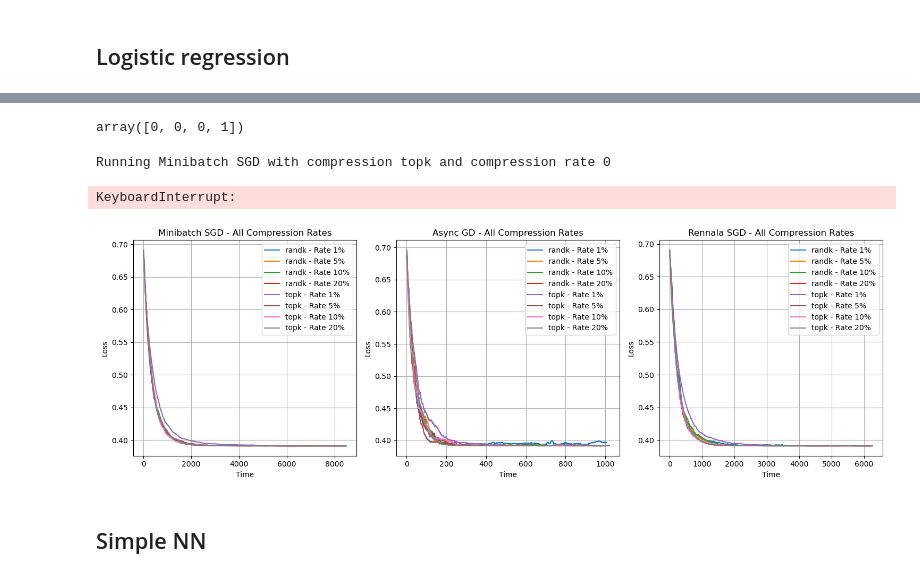
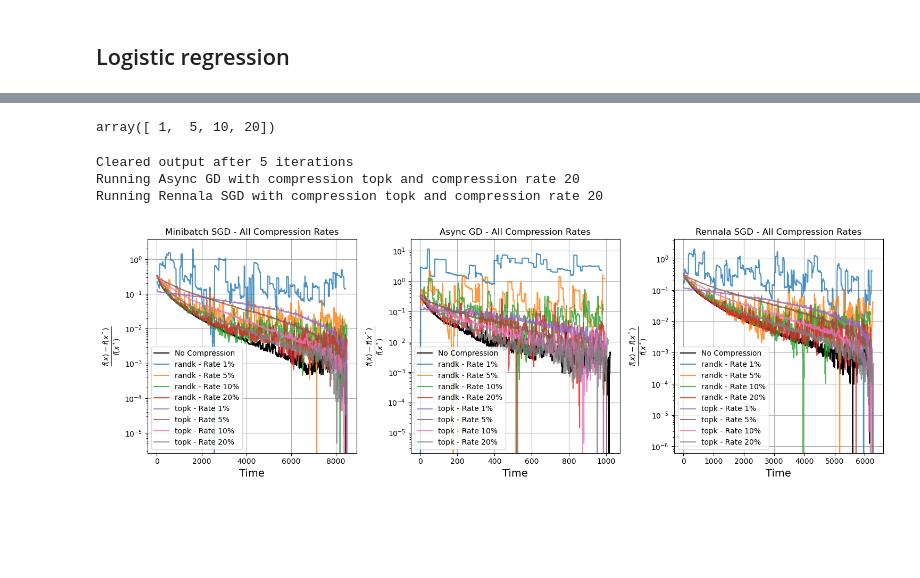
Before and after one commit to AlievAE/AsyncMethods, a Jupyter notebook: compressed_experiments.ipynb, the cells around one changed output, grey strips where cells are left out. Saved outputs shown, nothing was run; the diff lists cells and outputs as text; code cells hidden in the pictures; blank space fills up the shorter version.

```diff
--- a/compressed_experiments.ipynb
+++ b/compressed_experiments.ipynb
@@ -113,7 +128,7 @@ n_iterations = 2_000
 lr = 1e-3
 # %%
 range_of_k = np.array(np.array([.01, .05, .1, .2]) * X.shape[1], dtype='int')
-compressions = [#'none',
+compressions = ['none',
                 'randk',
                 'topk',
                 ]
@@ -197,46 +211,70 @@ Warning: Looks like you're using an outdated `kagglehub` version, please conside
 # %%
-range_of_k = np.array(np.array([.01, .05, .1, .2]) * x.shape[1], dtype='int')
-compressions = [#'none',
-                #'randk',
+n_iterations = 2000
+lr = 1e-3
+range_of_k = np.array(np.array([.01, .05, .1, .2]) * X.shape[1], dtype='int')
+compressions = ['none',
+                'randk',
                 'topk',
                 ]
 range_of_k
 # %% [output]
-array([0, 0, 0, 1])
+array([ 1,  5, 10, 20])
 # %%
-w = np.zeros(x.shape[1])
-times_log_regression, losses_log_regression, methods = run_optimization_methods(w, (x, y), time_distributions,\
+w = np.zeros(X.shape[1])
+times_log_regression, losses_log_regression, methods = run_optimization_methods(w, (X, y), time_distributions,\
                                          logistic_regression_loss, logistic_regression_gradient,\
                                          n_workers, batch_sizes, compressions, range_of_k,\
                                          n_iterations, lr)
 # %% [output]
-Running Minibatch SGD with compression topk and compression rate 0
+Cleared output after 5 iterations
+Running Async GD with compression topk and compression rate 20
+Running Rennala SGD with compression topk and compression rate 20
-KeyboardInterrupt:
+# %%
+normalization_factors = {}
+for method_name in methods:
+    normalization_factors[method_name] = {}
+    for compression in compressions:
+        normalization_factors[method_name][compression] = {}
+        if compression == 'none':
+            if compression in losses_log_regression[method_name]:
+                normalization_factors[method_name][compression] = np.min(losses_log_regression[method_name][compression])
+        else:
+            for compression_rate in range_of_k:
+                if compression in losses_log_regression[method_name] and compression_rate in losses_log_regression[method_name][compression]:
+                    normalization_factors[method_name][compression][compression_rate] = np.min(losses_log_regression[method_name][compression][compression_rate])
 # %%
 plt.figure(figsize=(15, 5))
 
 compression_percentage = [1, 5, 10, 20]
 
 for method_idx, method_name in enumerate(methods):
     plt.subplot(1, len(methods), method_idx + 1)
     for compression in compressions:
-        i = 0
-        for compression_rate in range_of_k:
-            if compression in times_log_regression[method_name] and compression_rate in times_log_regression[method_name][compression]:
-                plt.plot(times_log_regression[method_name][compression][compression_rate], \
-                         losses_log_regression[method_name][compression][compression_rate], \
-                         label=f'{compression} - Rate {compression_percentage[i]}%')
-            i += 1
+        if compression == 'none':
+            if compression in times_log_regression[method_name]:
+                normalized_loss = losses_log_regression[method_name][compression] - normalization_factors[method_name][compression]
+                plt.plot(times_log_regression[method_name][compression],
+                         normalized_loss,
+                         label=f'No Compression',
+                         color = 'black')
+        else:
+            i = 0
+            for compression_rate in range_of_k:
+                if compression in times_log_regression[method_name] and compression_rate in times_log_regression[method_name][compression]:
+                    normalized_loss = losses_log_regression[method_name][compression][compression_rate] - normalization_factors[method_name][compression][compression_rate]
+                    plt.plot(times_log_regression[method_name][compression][compression_rate],
+                             normalized_loss,
+                             label=f'{compression} - Rate {compression_percentage[i]}%',
+                             alpha=.8)
+                i += 1
     plt.title(f'{method_name} - All Compression Rates')
-    plt.xlabel('Time')
-    plt.ylabel('Loss')
-    #plt.yscale('log')
+    plt.xlabel('Time', fontsize=14)
+    plt.ylabel(r'$\frac{f(x) - f(x^*)}{f(x^*)}$', fontsize=14)
+    plt.yscale('log')
     plt.legend()
     plt.grid(True)
 
 plt.tight_layout()
 plt.show()
 # %% [output]
-[figure, old version]
+[figure, new version]
-# %% [markdown]
-## Simple NN
```
Also changed, not shown: parts of 16 cells of this notebook, 2 other files.
